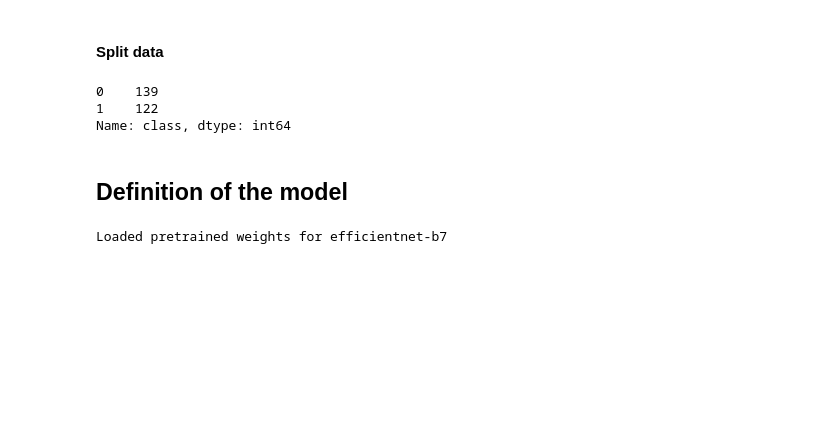
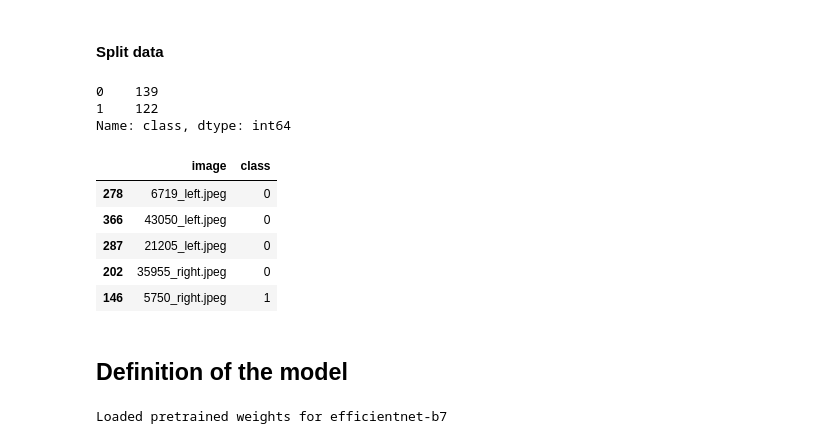
Before and after one commit to Vengadore/Notebooks, a Jupyter notebook: Training_optic_Discs_in_Efficientnet.ipynb, the cells around one changed output. Drawn from its saved outputs; the diff is of its cells as text; code cells hidden in the pictures; blank space fills up the shorter version.

```diff
--- a/Training_optic_Discs_in_Efficientnet.ipynb
+++ b/Training_optic_Discs_in_Efficientnet.ipynb
@@ -87,3 +87,14 @@ y_train.value_counts()
 0    139
 1    122
 Name: class, dtype: int64
+# %%
+test_data = pd.DataFrame({'image':X_test,'class':y_test})
+test_data['image'] = test_data['image'].apply(lambda x : x.split('/')[-1])
+test_data.head()
+# %% [output]
+|  | image | class |
+| 278 | 6719_left.jpeg | 0 |
+| 366 | 43050_left.jpeg | 0 |
+| 287 | 21205_left.jpeg | 0 |
+| 202 | 35955_right.jpeg | 0 |
+| 146 | 5750_right.jpeg | 1 |
```
Also changed, not shown: parts of 11 cells of this notebook.
